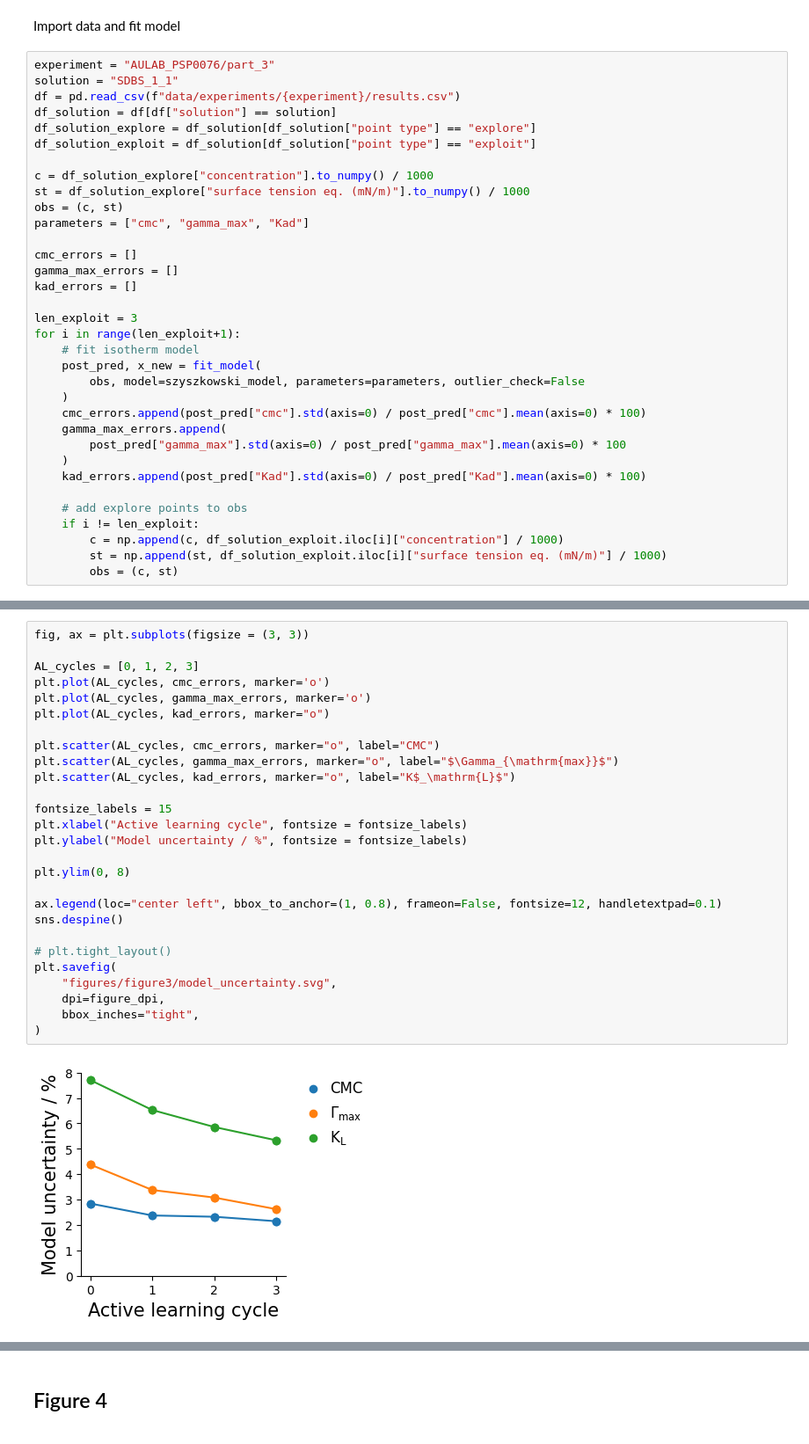
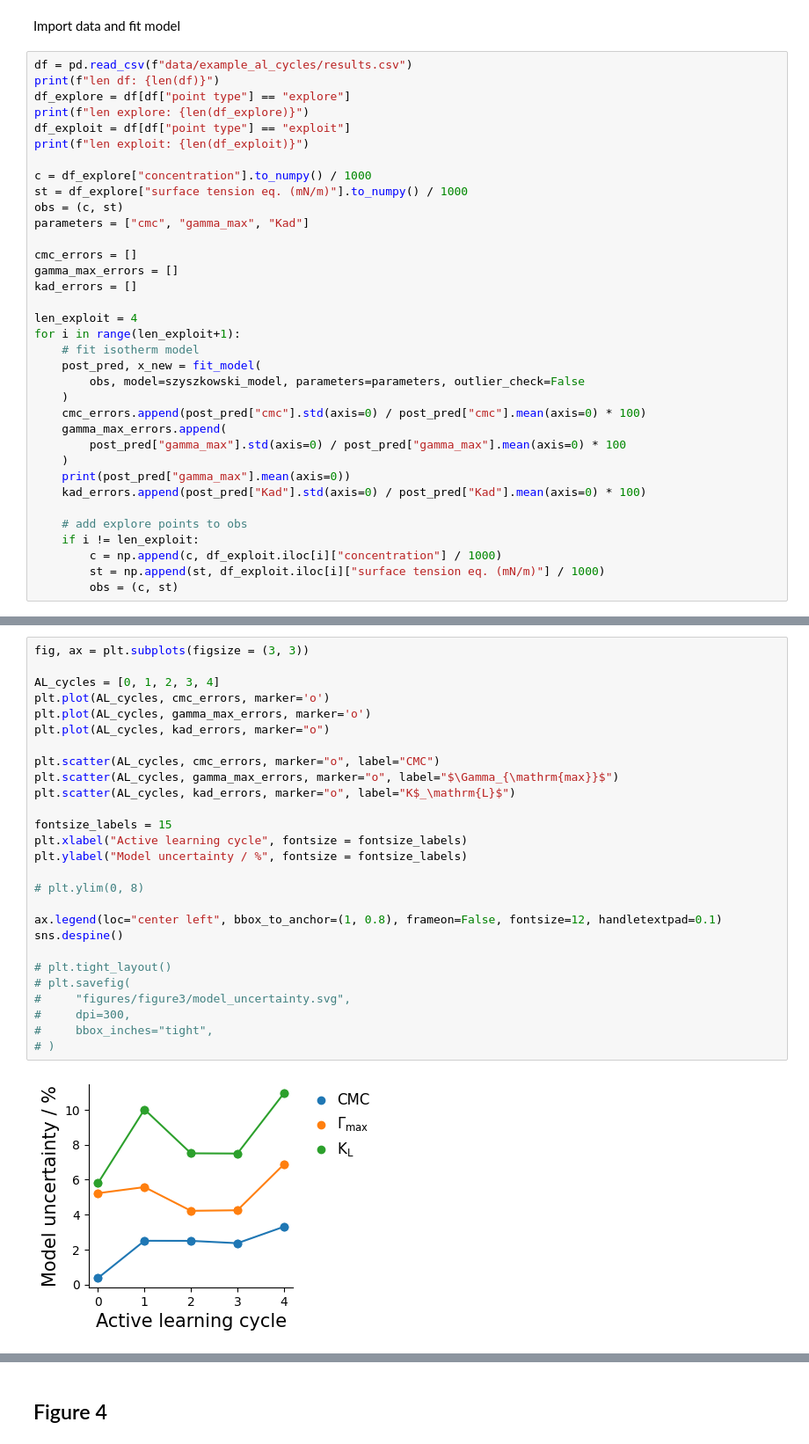
Before and after one commit to BigChemistry-RobotLab/PendantProp, a Jupyter notebook: figure_notebook.ipynb, the cells around one changed output, grey strips where cells are left out. Shown at 88% size. Cells and saved outputs as stored; diff of their text form.

Commit message:
figure update

```diff
--- a/figure_notebook.ipynb
+++ b/figure_notebook.ipynb
@@ -236,15 +223,15 @@ fig.savefig(
 # %% [markdown]
 Import data and fit model
 # %%
-experiment = "AULAB_PSP0076/part_3"
-solution = "SDBS_1_1"
-df = pd.read_csv(f"data/experiments/{experiment}/results.csv")
-df_solution = df[df["solution"] == solution]
-df_solution_explore = df_solution[df_solution["point type"] == "explore"]
-df_solution_exploit = df_solution[df_solution["point type"] == "exploit"]
+df = pd.read_csv(f"data/example_al_cycles/results.csv")
+print(f"len df: {len(df)}")
+df_explore = df[df["point type"] == "explore"]
+print(f"len explore: {len(df_explore)}")
+df_exploit = df[df["point type"] == "exploit"]
+print(f"len exploit: {len(df_exploit)}")
 
-c = df_solution_explore["concentration"].to_numpy() / 1000
-st = df_solution_explore["surface tension eq. (mN/m)"].to_numpy() / 1000
+c = df_explore["concentration"].to_numpy() / 1000
+st = df_explore["surface tension eq. (mN/m)"].to_numpy() / 1000
 obs = (c, st)
 parameters = ["cmc", "gamma_max", "Kad"]
 
@@ -252,7 +239,7 @@ cmc_errors = []
 gamma_max_errors = []
 kad_errors = []
 
-len_exploit = 3
+len_exploit = 4
 for i in range(len_exploit+1):
     # fit isotherm model
     post_pred, x_new = fit_model(
@@ -262,11 +249,12 @@ for i in range(len_exploit+1):
     gamma_max_errors.append(
         post_pred["gamma_max"].std(axis=0) / post_pred["gamma_max"].mean(axis=0) * 100
     )
+    print(post_pred["gamma_max"].mean(axis=0))
     kad_errors.append(post_pred["Kad"].std(axis=0) / post_pred["Kad"].mean(axis=0) * 100)
 
     # add explore points to obs
     if i != len_exploit:
-        c = np.append(c, df_solution_exploit.iloc[i]["concentration"] / 1000)
-        st = np.append(st, df_solution_exploit.iloc[i]["surface tension eq. (mN/m)"] / 1000)
+        c = np.append(c, df_exploit.iloc[i]["concentration"] / 1000)
+        st = np.append(st, df_exploit.iloc[i]["surface tension eq. (mN/m)"] / 1000)
         obs = (c, st)
 # %% [output]
@@ -301,29 +306,29 @@ Number of divergences: 0
 # %%
 fig, ax = plt.subplots(figsize = (3, 3))
 
-AL_cycles = [0, 1, 2, 3]
+AL_cycles = [0, 1, 2, 3, 4]
 plt.plot(AL_cycles, cmc_errors, marker='o')
 plt.plot(AL_cycles, gamma_max_errors, marker='o')
 plt.plot(AL_cycles, kad_errors, marker="o")
 
 plt.scatter(AL_cycles, cmc_errors, marker="o", label="CMC")
 plt.scatter(AL_cycles, gamma_max_errors, marker="o", label="$\Gamma_{\mathrm{max}}$")
 plt.scatter(AL_cycles, kad_errors, marker="o", label="K$_\mathrm{L}$")
 
 fontsize_labels = 15
 plt.xlabel("Active learning cycle", fontsize = fontsize_labels)
 plt.ylabel("Model uncertainty / %", fontsize = fontsize_labels)
 
-plt.ylim(0, 8)
+# plt.ylim(0, 8)
 
 ax.legend(loc="center left", bbox_to_anchor=(1, 0.8), frameon=False, fontsize=12, handletextpad=0.1)
 sns.despine()
 
 # plt.tight_layout()
-plt.savefig(
-    "figures/figure3/model_uncertainty.svg",
-    dpi=figure_dpi,
-    bbox_inches="tight",
-)
+# plt.savefig(
+#     "figures/figure3/model_uncertainty.svg",
+#     dpi=300,
+#     bbox_inches="tight",
+# )
 # %% [output]
-[figure, old version]
+[figure, new version]
```
Also changed, not shown: parts of 30 cells of this notebook, 53 other files.
